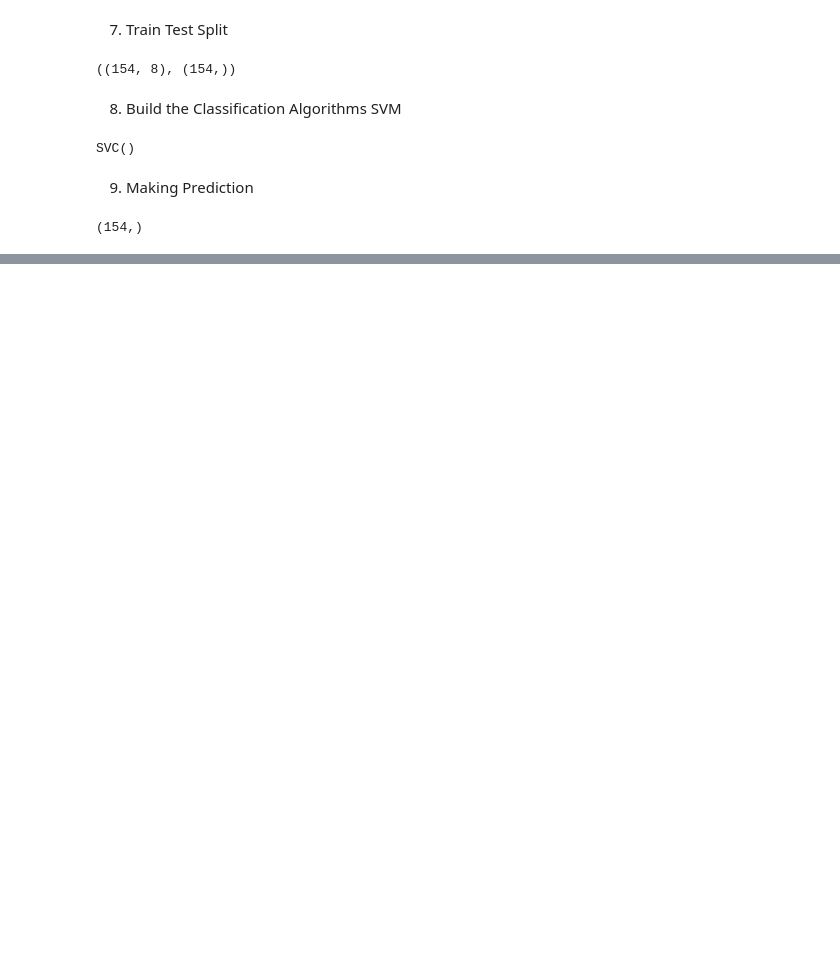
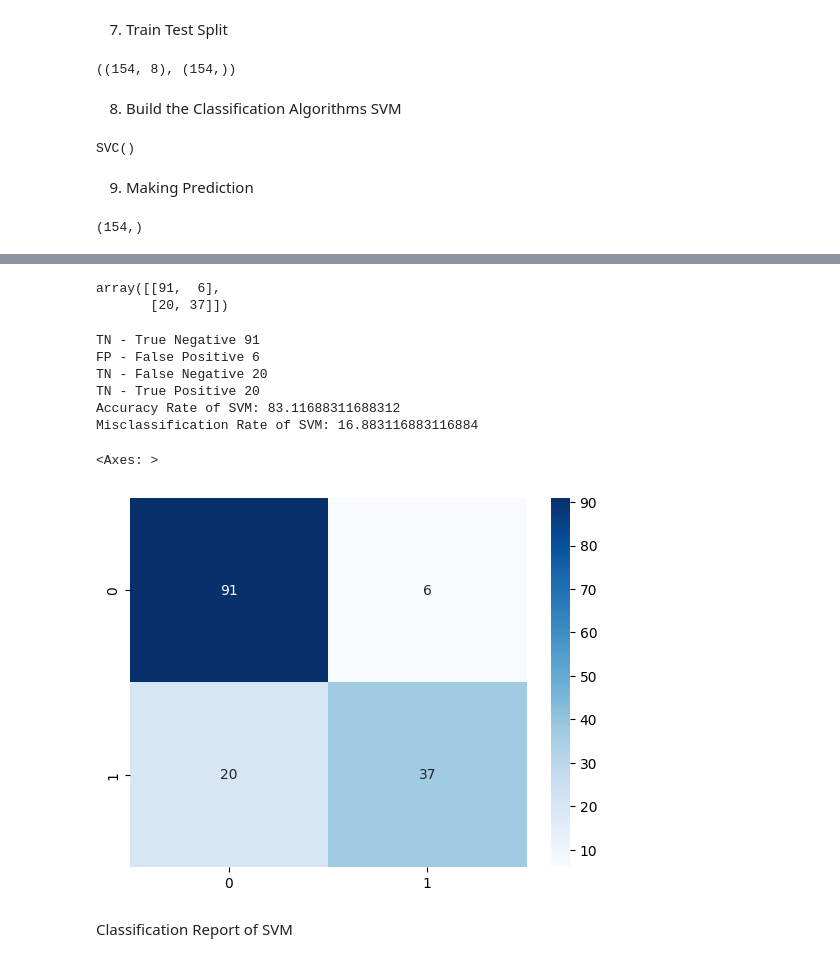
Before and after one commit to Hanz-Hub/Data-Mining, a Jupyter notebook: Data_Mining.ipynb, the cells around one changed output, grey strips where cells are left out. Saved outputs shown, nothing was run; the diff lists cells and outputs as text; code cells hidden in the pictures; blank space fills up the shorter version.

```diff
--- a/Data_Mining.ipynb
+++ b/Data_Mining.ipynb
@@ -263,0 +303,33 @@ sv_pred.shape
+# %%
+# Making Confusion Matrix of SVM
+from sklearn.metrics import classification_report, confusion_matrix
+cm = confusion_matrix(y_test, sv_pred)
+cm
+# %% [output]
+array([[91,  6],
+       [20, 37]])
+# %%
+#M Making Confusion Matrix of SVM
+from sklearn.metrics import classification_report, confusion_matrix
+from sklearn.metrics import accuracy_score, roc_auc_score, roc_curve
+cm = confusion_matrix(y_test, sv_pred)
+# %%
+print('TN - True Negative {}'.format(cm[0,0]))
+print('FP - False Positive {}'.format(cm[0,1]))
+print('TN - False Negative {}'.format(cm[1,0]))
+print('TN - True Positive {}'.format(cm[1,0]))
+print('Accuracy Rate of SVM: {}'.format(np.divide(np.sum([cm[0,0],cm[1,1]]),np.sum(cm))*100))
+print('Misclassification Rate of SVM: {}'.format(np.divide(np.sum([cm[0,1],cm[1,0]]),np.sum(cm))*100))
+
+sns.heatmap(confusion_matrix(y_test, sv_pred), cmap='Blues', annot=True, fmt="d")
+# %% [output]
+TN - True Negative 91
+FP - False Positive 6
+TN - False Negative 20
+TN - True Positive 20
+Accuracy Rate of SVM: 83.11688311688312
+Misclassification Rate of SVM: 16.883116883116884
+<Axes: >
+[figure, added]
+# %% [markdown]
+Classification Report of SVM
```
Also changed, not shown: parts of 8 cells of this notebook.
